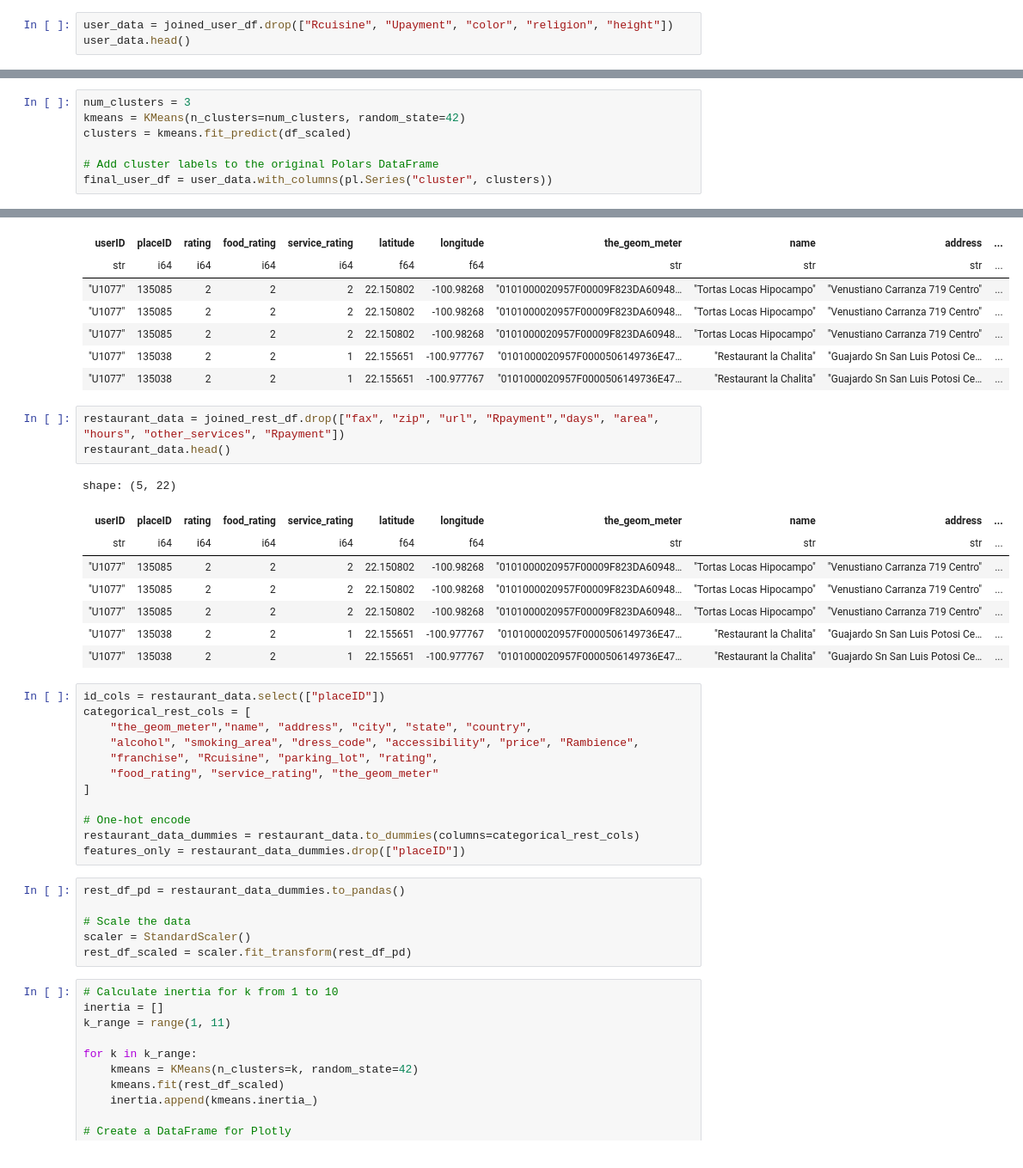
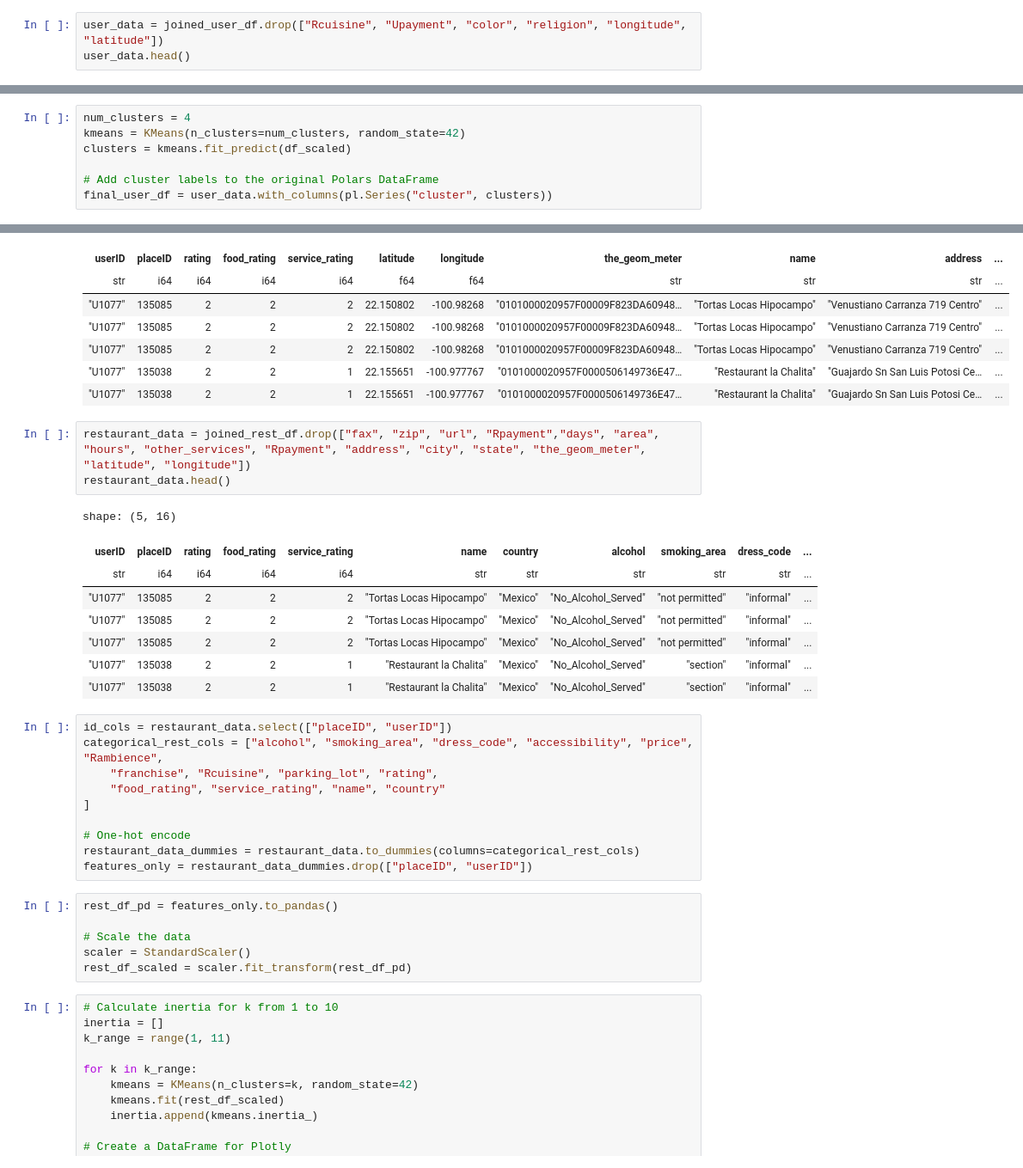
Before and after one commit to laurenally28/mktg3501project, a Jupyter notebook: main.ipynb, the cells around one changed output, grey strips where cells are left out. Shown at 86% size. Drawn from its saved outputs; the diff is of its cells as text.

```diff
--- a/main.ipynb
+++ b/main.ipynb
@@ -169,6 +169,6 @@ shape: (5, 25)
 | "U1077" | 135038 | 2 | 2 | 1 | 22.156469 | -100.98554 | "false" | "social drinker" | ... |
 | "U1077" | 135038 | 2 | 2 | 1 | 22.156469 | -100.98554 | "false" | "social drinker" | ... |
 # %%
-user_data = joined_user_df.drop(["Rcuisine", "Upayment", "color", "religion", "height"])
+user_data = joined_user_df.drop(["Rcuisine", "Upayment", "color", "religion", "longitude", "latitude"])
 user_data.head()
 # %% [output]
@@ -220,7 +220,7 @@ fig = px.line(elbow_df, x="k", y="inertia", markers=True,
 fig.update_layout(xaxis=dict(dtick=1), template="plotly_white")
 fig.show()
 # %%
-num_clusters = 3
+num_clusters = 4
 kmeans = KMeans(n_clusters=num_clusters, random_state=42)
 clusters = kmeans.fit_predict(df_scaled)
 
@@ -385,31 +383,29 @@ shape: (5, 30)
 | "U1077" | 135038 | 2 | 2 | 1 | 22.155651 | -100.977767 | "0101000020957F0000506149736E47… | "Restaurant la Chalita" | "Guajardo Sn San Luis Potosi Ce… | ... |
 | "U1077" | 135038 | 2 | 2 | 1 | 22.155651 | -100.977767 | "0101000020957F0000506149736E47… | "Restaurant la Chalita" | "Guajardo Sn San Luis Potosi Ce… | ... |
 # %%
-restaurant_data = joined_rest_df.drop(["fax", "zip", "url", "Rpayment","days", "area", "hours", "other_services", "Rpayment"])
+restaurant_data = joined_rest_df.drop(["fax", "zip", "url", "Rpayment","days", "area", "hours", "other_services", "Rpayment", "address", "city", "state", "the_geom_meter", "latitude", "longitude"])
 restaurant_data.head()
 # %% [output]
-shape: (5, 22)
+shape: (5, 16)
-| userID | placeID | rating | food_rating | service_rating | latitude | longitude | the_geom_meter | name | address | ... |
-| str | i64 | i64 | i64 | i64 | f64 | f64 | str | str | str | ... |
-| "U1077" | 135085 | 2 | 2 | 2 | 22.150802 | -100.98268 | "0101000020957F00009F823DA60948… | "Tortas Locas Hipocampo" | "Venustiano Carranza 719 Centro" | ... |
-| "U1077" | 135085 | 2 | 2 | 2 | 22.150802 | -100.98268 | "0101000020957F00009F823DA60948… | "Tortas Locas Hipocampo" | "Venustiano Carranza 719 Centro" | ... |
-| "U1077" | 135085 | 2 | 2 | 2 | 22.150802 | -100.98268 | "0101000020957F00009F823DA60948… | "Tortas Locas Hipocampo" | "Venustiano Carranza 719 Centro" | ... |
-| "U1077" | 135038 | 2 | 2 | 1 | 22.155651 | -100.977767 | "0101000020957F0000506149736E47… | "Restaurant la Chalita" | "Guajardo Sn San Luis Potosi Ce… | ... |
-| "U1077" | 135038 | 2 | 2 | 1 | 22.155651 | -100.977767 | "0101000020957F0000506149736E47… | "Restaurant la Chalita" | "Guajardo Sn San Luis Potosi Ce… | ... |
+| userID | placeID | rating | food_rating | service_rating | name | country | alcohol | smoking_area | dress_code | ... |
+| str | i64 | i64 | i64 | i64 | str | str | str | str | str | ... |
+| "U1077" | 135085 | 2 | 2 | 2 | "Tortas Locas Hipocampo" | "Mexico" | "No_Alcohol_Served" | "not permitted" | "informal" | ... |
+| "U1077" | 135085 | 2 | 2 | 2 | "Tortas Locas Hipocampo" | "Mexico" | "No_Alcohol_Served" | "not permitted" | "informal" | ... |
+| "U1077" | 135085 | 2 | 2 | 2 | "Tortas Locas Hipocampo" | "Mexico" | "No_Alcohol_Served" | "not permitted" | "informal" | ... |
+| "U1077" | 135038 | 2 | 2 | 1 | "Restaurant la Chalita" | "Mexico" | "No_Alcohol_Served" | "section" | "informal" | ... |
+| "U1077" | 135038 | 2 | 2 | 1 | "Restaurant la Chalita" | "Mexico" | "No_Alcohol_Served" | "section" | "informal" | ... |
 # %%
-id_cols = restaurant_data.select(["placeID"])
-categorical_rest_cols = [
-    "the_geom_meter","name", "address", "city", "state", "country",
-    "alcohol", "smoking_area", "dress_code", "accessibility", "price", "Rambience",
+id_cols = restaurant_data.select(["placeID", "userID"])
+categorical_rest_cols = ["alcohol", "smoking_area", "dress_code", "accessibility", "price", "Rambience",
     "franchise", "Rcuisine", "parking_lot", "rating",
-    "food_rating", "service_rating", "the_geom_meter"
+    "food_rating", "service_rating", "name", "country"
 ]
 
 # One-hot encode
 restaurant_data_dummies = restaurant_data.to_dummies(columns=categorical_rest_cols)
-features_only = restaurant_data_dummies.drop(["placeID"])
+features_only = restaurant_data_dummies.drop(["placeID", "userID"])
 # %%
-rest_df_pd = restaurant_data_dummies.to_pandas()
+rest_df_pd = features_only.to_pandas()
 
 # Scale the data
 scaler = StandardScaler()
```
Also changed, not shown: parts of 25 cells of this notebook.
